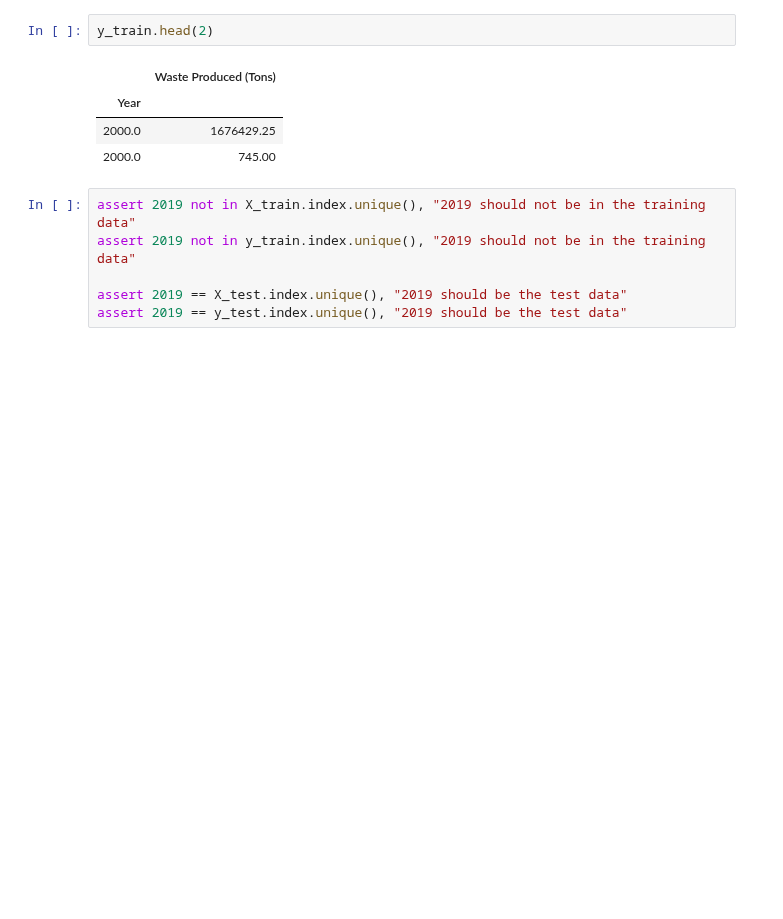
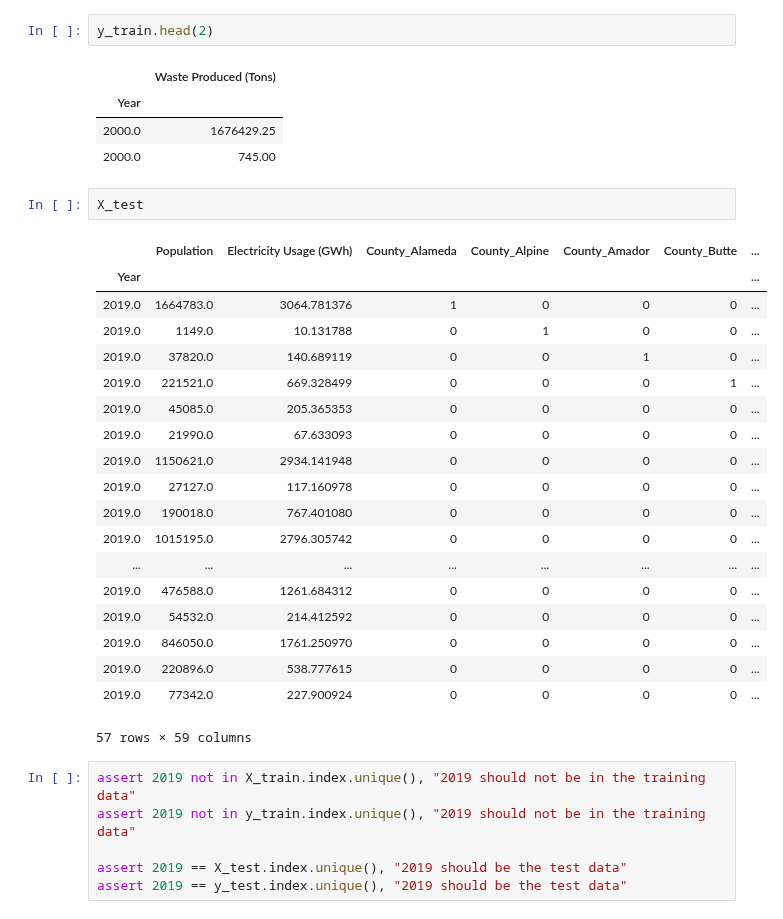
Before and after one commit to matthew-y-dong/ca-waste, a Jupyter notebook: modeling/modeling.ipynb, the cells around one changed output. Drawn from its saved outputs; the diff is of its cells as text; blank space fills up the shorter version.

```diff
--- a/modeling/modeling.ipynb
+++ b/modeling/modeling.ipynb
@@ -132,6 +132,28 @@ y_train.head(2)
 | Year |  |
 | 2000.0 | 1676429.25 |
 | 2000.0 | 745.00 |
+# %%
+X_test
+# %% [output]
+|  | Population | Electricity Usage (GWh) | County_Alameda | County_Alpine | County_Amador | County_Butte | ... |
+| Year |  |  |  |  |  |  | ... |
+| 2019.0 | 1664783.0 | 3064.781376 | 1 | 0 | 0 | 0 | ... |
+| 2019.0 | 1149.0 | 10.131788 | 0 | 1 | 0 | 0 | ... |
+| 2019.0 | 37820.0 | 140.689119 | 0 | 0 | 1 | 0 | ... |
+| 2019.0 | 221521.0 | 669.328499 | 0 | 0 | 0 | 1 | ... |
+| 2019.0 | 45085.0 | 205.365353 | 0 | 0 | 0 | 0 | ... |
+| 2019.0 | 21990.0 | 67.633093 | 0 | 0 | 0 | 0 | ... |
+| 2019.0 | 1150621.0 | 2934.141948 | 0 | 0 | 0 | 0 | ... |
+| 2019.0 | 27127.0 | 117.160978 | 0 | 0 | 0 | 0 | ... |
+| 2019.0 | 190018.0 | 767.401080 | 0 | 0 | 0 | 0 | ... |
+| 2019.0 | 1015195.0 | 2796.305742 | 0 | 0 | 0 | 0 | ... |
+| ... | ... | ... | ... | ... | ... | ... | ... |
+| 2019.0 | 476588.0 | 1261.684312 | 0 | 0 | 0 | 0 | ... |
+| 2019.0 | 54532.0 | 214.412592 | 0 | 0 | 0 | 0 | ... |
+| 2019.0 | 846050.0 | 1761.250970 | 0 | 0 | 0 | 0 | ... |
+| 2019.0 | 220896.0 | 538.777615 | 0 | 0 | 0 | 0 | ... |
+| 2019.0 | 77342.0 | 227.900924 | 0 | 0 | 0 | 0 | ... |
+57 rows × 59 columns
 # %%
 assert 2019 not in X_train.index.unique(), "2019 should not be in the training data"
 assert 2019 not in y_train.index.unique(), "2019 should not be in the training data"
```
Also changed, not shown: parts of 3 cells of this notebook, 3 other files.
